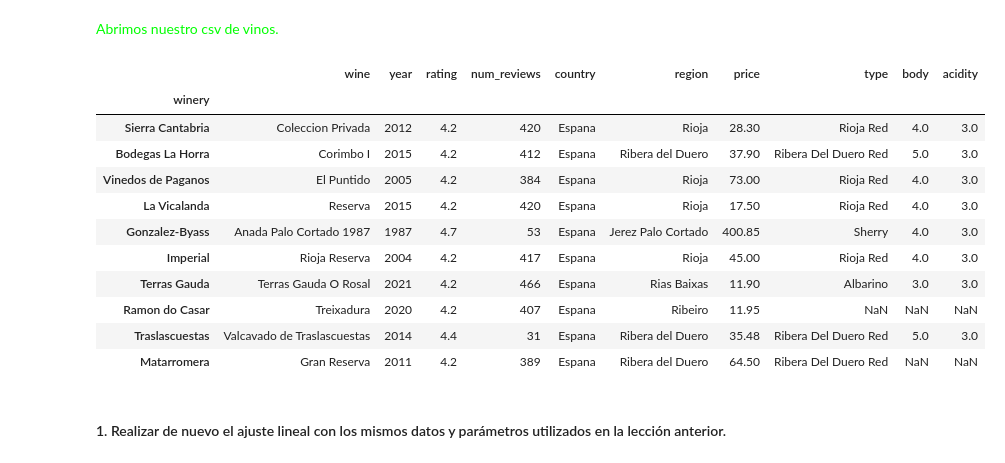
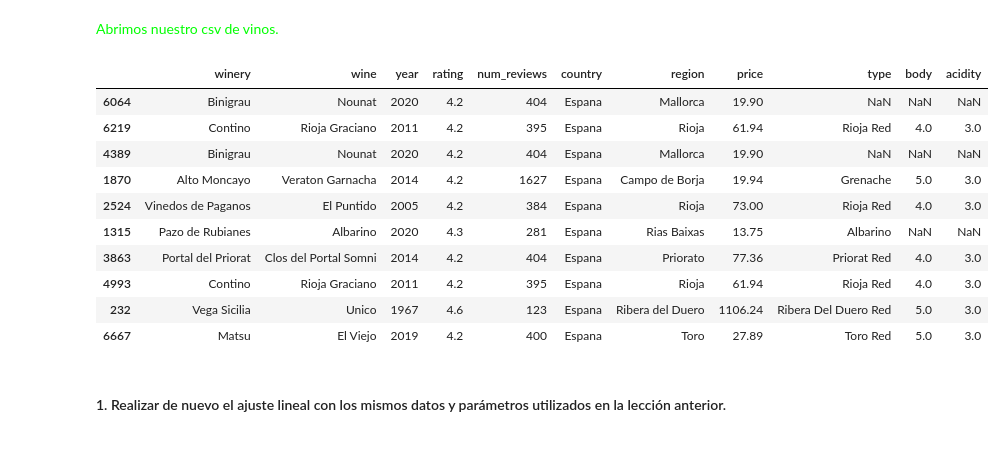
Before and after one commit to Adalab/DA-promo-A-module-3-pairprog-1-pair-3-Olivia-Laura, a Jupyter notebook: REGRESION/REGRESION_LINEAL_2/pair_regresion_2.ipynb, the cells around one changed output. Saved outputs shown, nothing was run; the diff lists cells and outputs as text; code cells hidden in the pictures.

```diff
--- a/REGRESION/REGRESION_LINEAL_2/pair_regresion_2.ipynb
+++ b/REGRESION/REGRESION_LINEAL_2/pair_regresion_2.ipynb
@@ -12,21 +12,20 @@ from sklearn.metrics import r2_score, mean_squared_error, mean_absolute_error
 # %% [markdown]
 <font color = 'lime'>Abrimos nuestro csv de vinos.
 # %%
-vinos = pd.read_csv('vinos.csv', index_col= 0)
+vinos = pd.read_csv('vinos.csv', index_col= 0).reset_index()
 vinos.sample(10)
 # %% [output]
-|  | wine | year | rating | num_reviews | country | region | price | type | body | acidity |
-| winery |  |  |  |  |  |  |  |  |  |  |
-| Sierra Cantabria | Coleccion Privada | 2012 | 4.2 | 420 | Espana | Rioja | 28.30 | Rioja Red | 4.0 | 3.0 |
-| Bodegas La Horra | Corimbo I | 2015 | 4.2 | 412 | Espana | Ribera del Duero | 37.90 | Ribera Del Duero Red | 5.0 | 3.0 |
-| Vinedos de Paganos | El Puntido | 2005 | 4.2 | 384 | Espana | Rioja | 73.00 | Rioja Red | 4.0 | 3.0 |
-| La Vicalanda | Reserva | 2015 | 4.2 | 420 | Espana | Rioja | 17.50 | Rioja Red | 4.0 | 3.0 |
-| Gonzalez-Byass | Anada Palo Cortado 1987 | 1987 | 4.7 | 53 | Espana | Jerez Palo Cortado | 400.85 | Sherry | 4.0 | 3.0 |
-| Imperial | Rioja Reserva | 2004 | 4.2 | 417 | Espana | Rioja | 45.00 | Rioja Red | 4.0 | 3.0 |
-| Terras Gauda | Terras Gauda O Rosal | 2021 | 4.2 | 466 | Espana | Rias Baixas | 11.90 | Albarino | 3.0 | 3.0 |
-| Ramon do Casar | Treixadura | 2020 | 4.2 | 407 | Espana | Ribeiro | 11.95 | NaN | NaN | NaN |
-| Traslascuestas | Valcavado de Traslascuestas | 2014 | 4.4 | 31 | Espana | Ribera del Duero | 35.48 | Ribera Del Duero Red | 5.0 | 3.0 |
-| Matarromera | Gran Reserva | 2011 | 4.2 | 389 | Espana | Ribera del Duero | 64.50 | Ribera Del Duero Red | NaN | NaN |
+|  | winery | wine | year | rating | num_reviews | country | region | price | type | body | acidity |
+| 6064 | Binigrau | Nounat | 2020 | 4.2 | 404 | Espana | Mallorca | 19.90 | NaN | NaN | NaN |
+| 6219 | Contino | Rioja Graciano | 2011 | 4.2 | 395 | Espana | Rioja | 61.94 | Rioja Red | 4.0 | 3.0 |
+| 4389 | Binigrau | Nounat | 2020 | 4.2 | 404 | Espana | Mallorca | 19.90 | NaN | NaN | NaN |
+| 1870 | Alto Moncayo | Veraton Garnacha | 2014 | 4.2 | 1627 | Espana | Campo de Borja | 19.94 | Grenache | 5.0 | 3.0 |
+| 2524 | Vinedos de Paganos | El Puntido | 2005 | 4.2 | 384 | Espana | Rioja | 73.00 | Rioja Red | 4.0 | 3.0 |
+| 1315 | Pazo de Rubianes | Albarino | 2020 | 4.3 | 281 | Espana | Rias Baixas | 13.75 | Albarino | NaN | NaN |
+| 3863 | Portal del Priorat | Clos del Portal Somni | 2014 | 4.2 | 404 | Espana | Priorato | 77.36 | Priorat Red | 4.0 | 3.0 |
+| 4993 | Contino | Rioja Graciano | 2011 | 4.2 | 395 | Espana | Rioja | 61.94 | Rioja Red | 4.0 | 3.0 |
+| 232 | Vega Sicilia | Unico | 1967 | 4.6 | 123 | Espana | Ribera del Duero | 1106.24 | Ribera Del Duero Red | 5.0 | 3.0 |
+| 6667 | Matsu | El Viejo | 2019 | 4.2 | 400 | Espana | Toro | 27.89 | Toro Red | 5.0 | 3.0 |
 # %%
 x=vinos['num_reviews'].values.reshape(-1, 1)
 y= vinos['price'].values.reshape(-1, 1)
```
Also changed, not shown: parts of 24 cells of this notebook.
